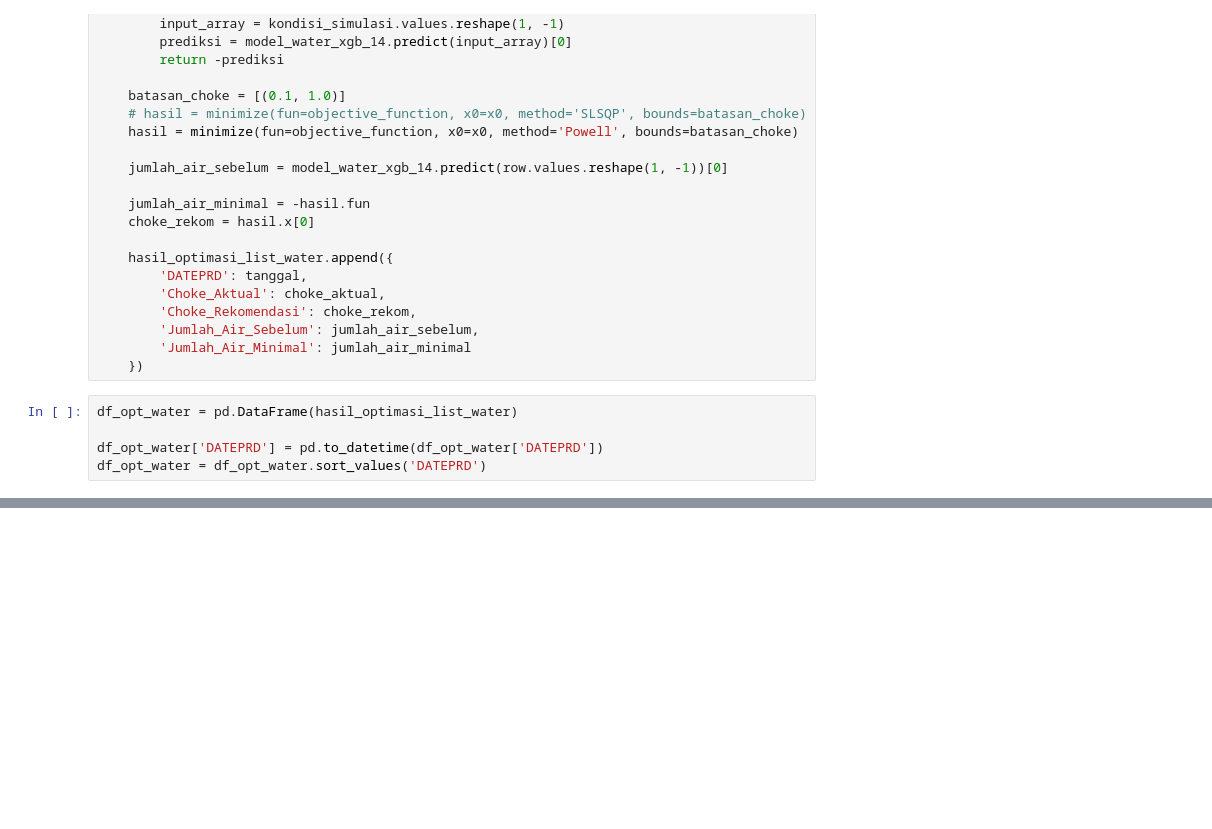
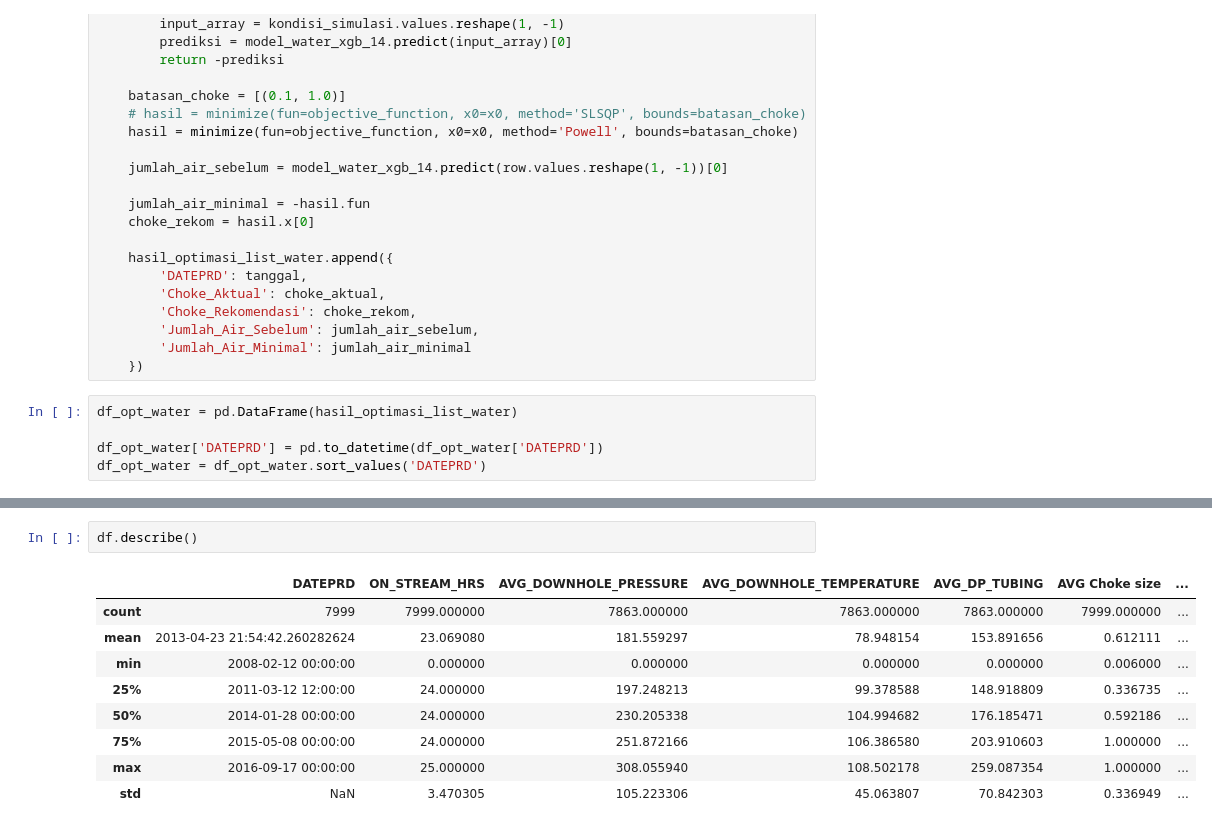
Before and after one commit to alghifrz/choke_optimization, a Jupyter notebook: code_XGBoost.ipynb, the cells around one changed output, grey strips where cells are left out. Cells and saved outputs as stored; diff of their text form; blank space fills up the shorter version.

```diff
--- a/code_XGBoost.ipynb
+++ b/code_XGBoost.ipynb
@@ -978,0 +1145,12 @@ Sedang menguji metode: COBYLA...
+# %%
+df.describe()
+# %% [output]
+|  | DATEPRD | ON_STREAM_HRS | AVG_DOWNHOLE_PRESSURE | AVG_DOWNHOLE_TEMPERATURE | AVG_DP_TUBING | AVG Choke size | ... |
+| count | 7999 | 7999.000000 | 7863.000000 | 7863.000000 | 7863.000000 | 7999.000000 | ... |
+| mean | 2013-04-23 21:54:42.260282624 | 23.069080 | 181.559297 | 78.948154 | 153.891656 | 0.612111 | ... |
+| min | 2008-02-12 00:00:00 | 0.000000 | 0.000000 | 0.000000 | 0.000000 | 0.006000 | ... |
+| 25% | 2011-03-12 12:00:00 | 24.000000 | 197.248213 | 99.378588 | 148.918809 | 0.336735 | ... |
+| 50% | 2014-01-28 00:00:00 | 24.000000 | 230.205338 | 104.994682 | 176.185471 | 0.592186 | ... |
+| 75% | 2015-05-08 00:00:00 | 24.000000 | 251.872166 | 106.386580 | 203.910603 | 1.000000 | ... |
+| max | 2016-09-17 00:00:00 | 25.000000 | 308.055940 | 108.502178 | 259.087354 | 1.000000 | ... |
+| std | NaN | 3.470305 | 105.223306 | 45.063807 | 70.842303 | 0.336949 | ... |
```
Also changed, not shown: parts of 15 cells of this notebook, 1 other file.
